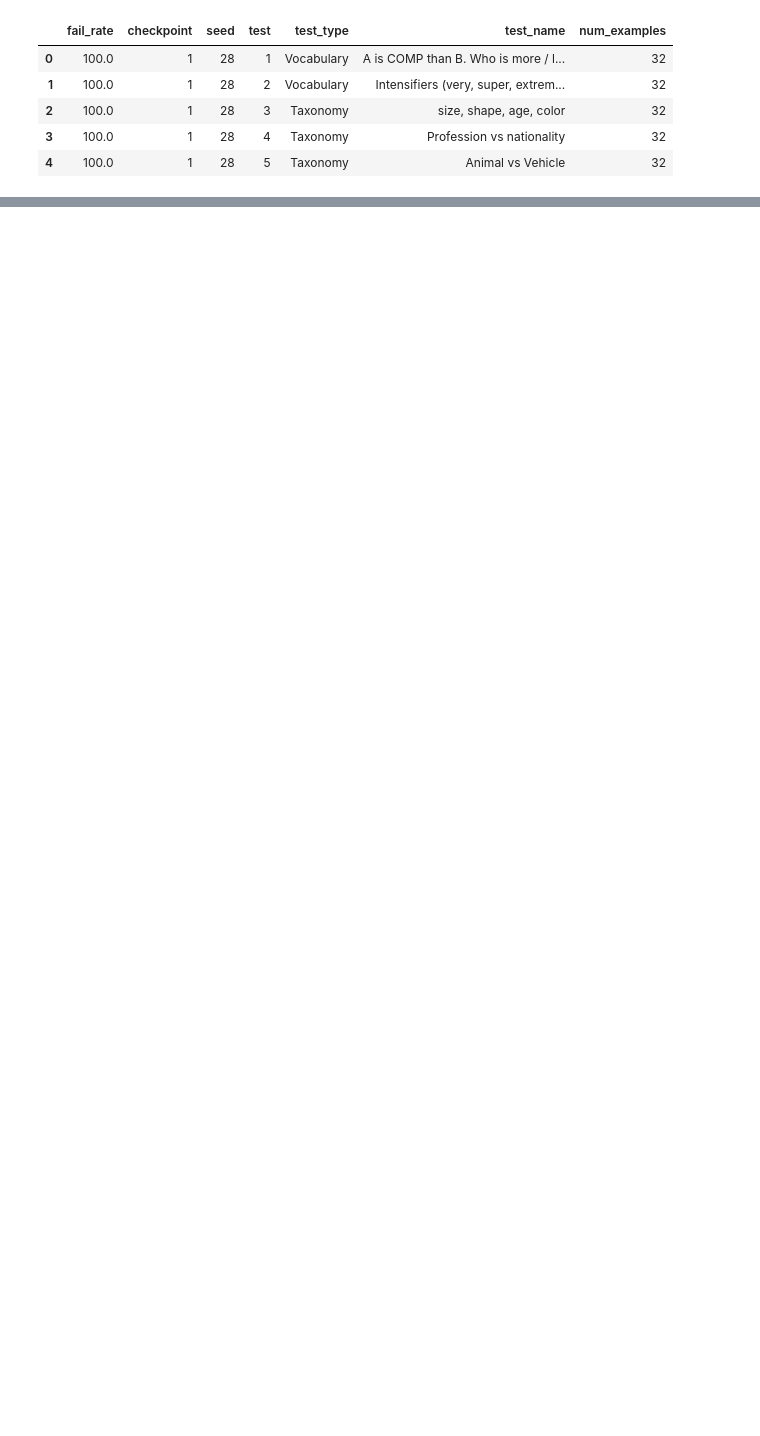
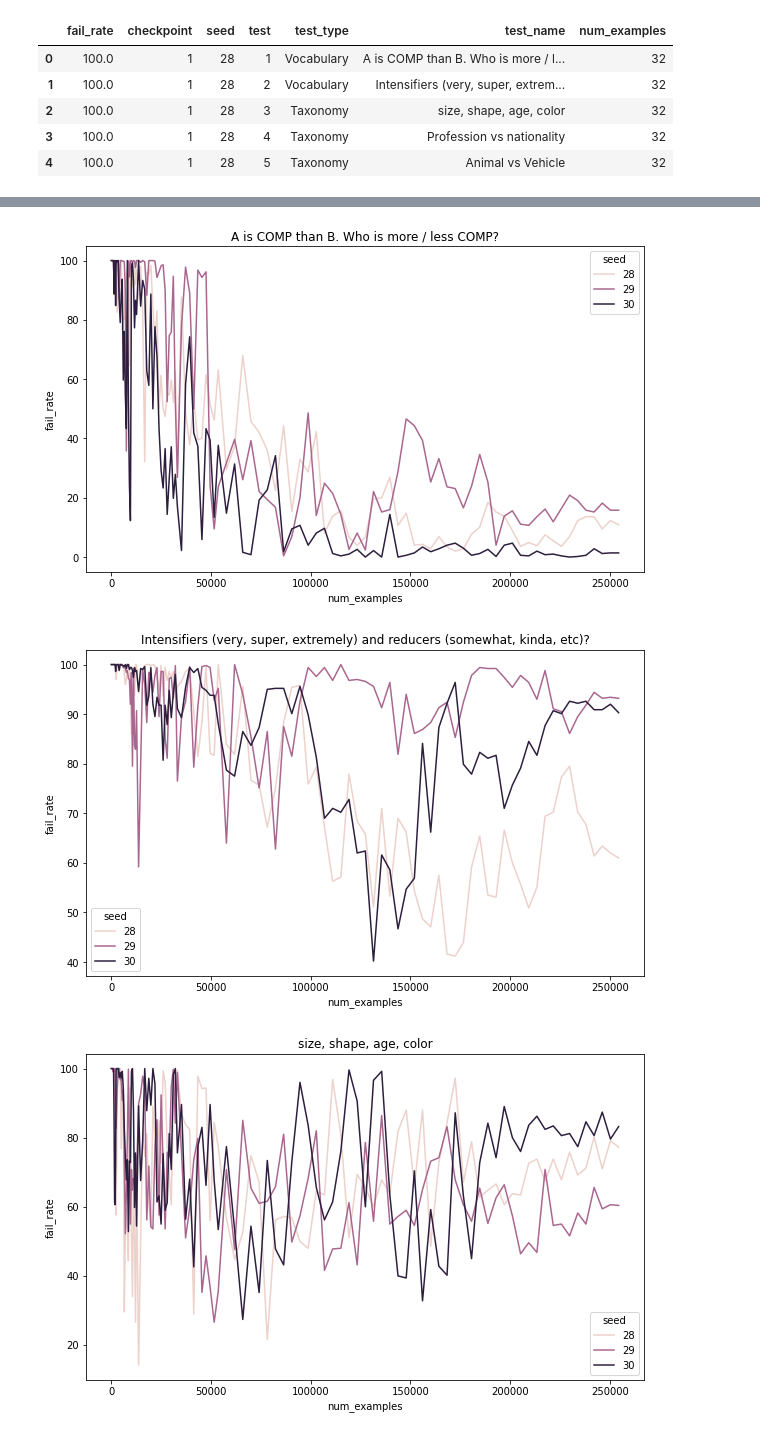
Before and after one commit to stevieg3/when-do-reading-comprehension-models-learn, a Jupyter notebook: notebooks/main/03-checklist plots.ipynb, the cells around one changed output, grey strips where cells are left out. Cells and saved outputs as stored; diff of their text form; code cells hidden in the pictures; blank space fills up the shorter version.

```diff
--- a/notebooks/main/03-checklist plots.ipynb
+++ b/notebooks/main/03-checklist plots.ipynb
@@ -154,0 +201,11 @@ plt.show()
+# %%
+for test_name in checklist_df['test_name'].unique():
+    plot_df = checklist_df.copy()[checklist_df['test_name'] == test_name]
+    plt.figure(figsize=(10, 6))
+    sns.lineplot(x='num_examples', y='fail_rate', hue='seed', data=plot_df)
+    plt.title(f'{test_name}')
+    plt.show()
+# %% [output]
+[figure, added]
+[figure, added]
+[figure, added]
```
Also changed, not shown: parts of 33 cells of this notebook.
